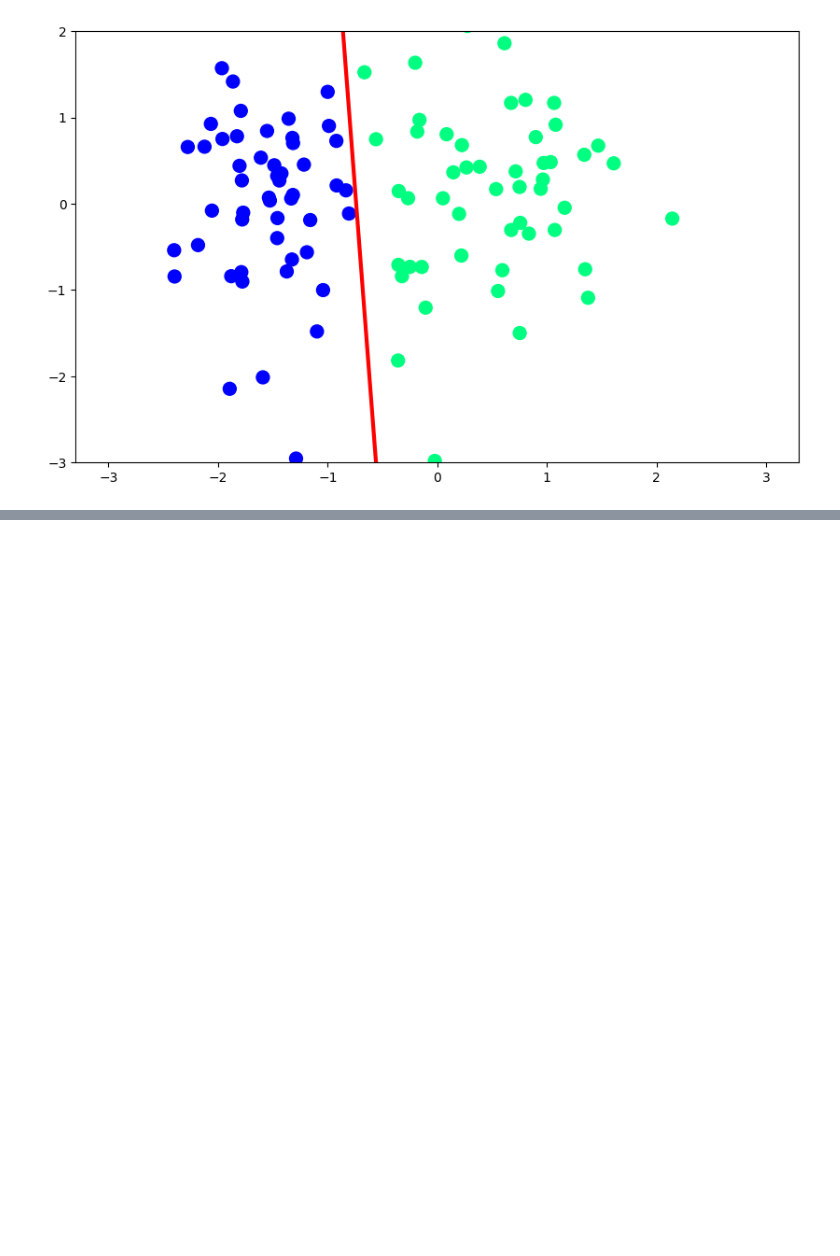
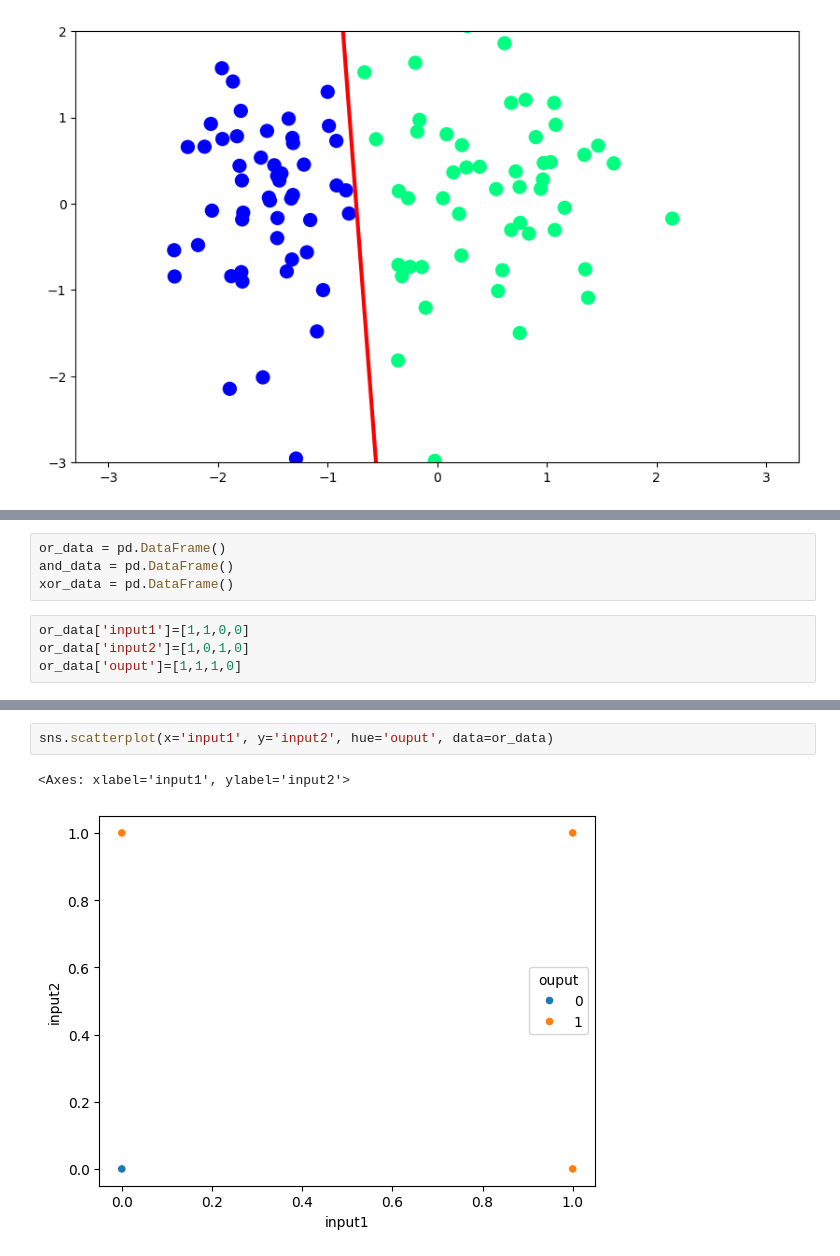
Before and after one commit to madhu8888/ML_Algos, a Jupyter notebook: Perceptron.ipynb, the cells around one changed output, grey strips where cells are left out. Saved outputs shown, nothing was run; the diff lists cells and outputs as text; blank space fills up the shorter version.

```diff
--- a/Perceptron.ipynb
+++ b/Perceptron.ipynb
@@ -106,0 +168,8 @@ plt.ylim(-3,2)
+# %%
+or_data = pd.DataFrame()
+and_data = pd.DataFrame()
+xor_data = pd.DataFrame()
+# %%
+or_data['input1']=[1,1,0,0]
+or_data['input2']=[1,0,1,0]
+or_data['ouput']=[1,1,1,0]
@@ -106,0 +192,5 @@ plt.ylim(-3,2)
+# %%
+sns.scatterplot(x='input1', y='input2', hue='ouput', data=or_data)
+# %% [output]
+<Axes: xlabel='input1', ylabel='input2'>
+[figure, added]
```
Also changed, not shown: parts of 21 cells of this notebook.
